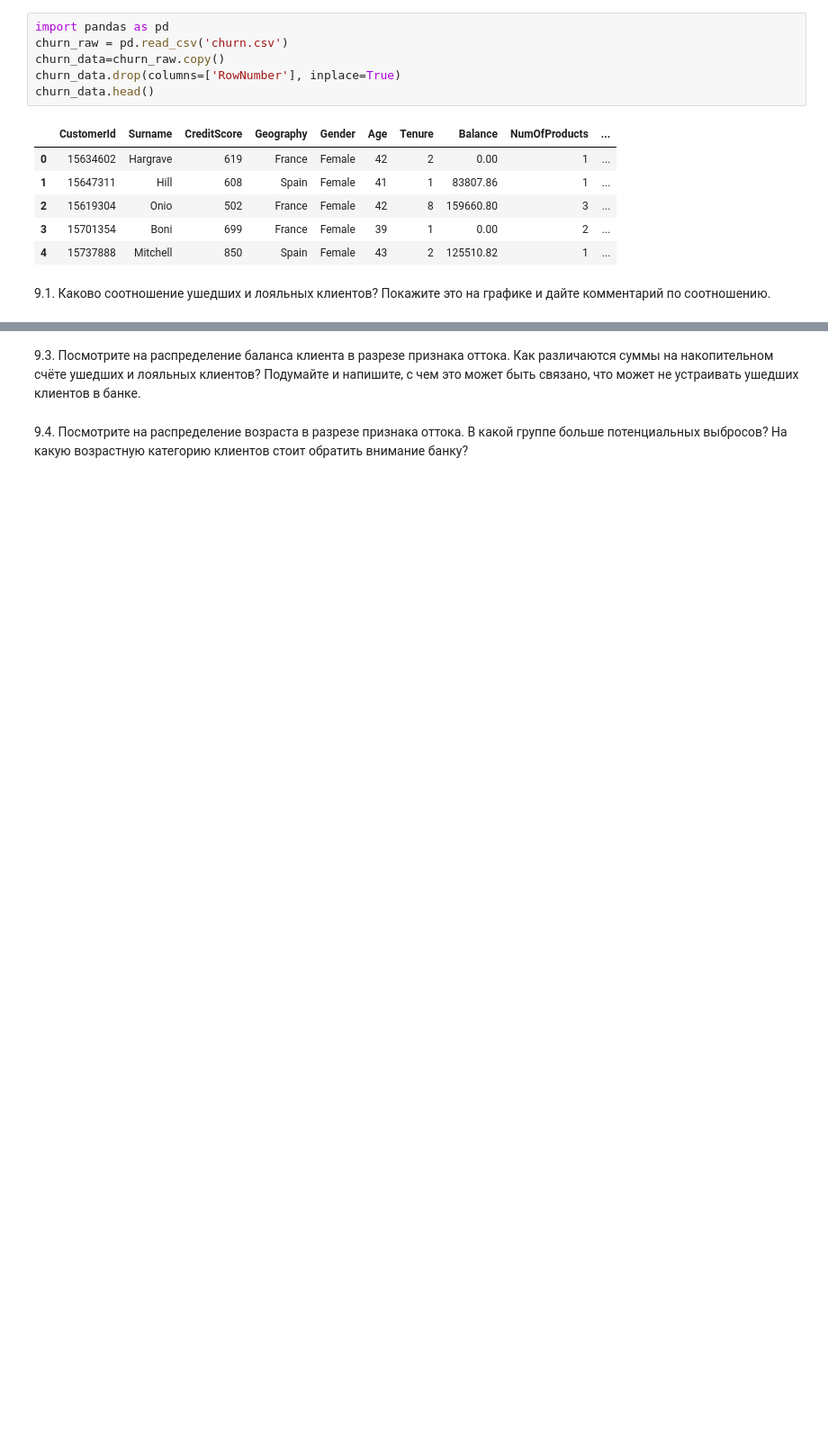
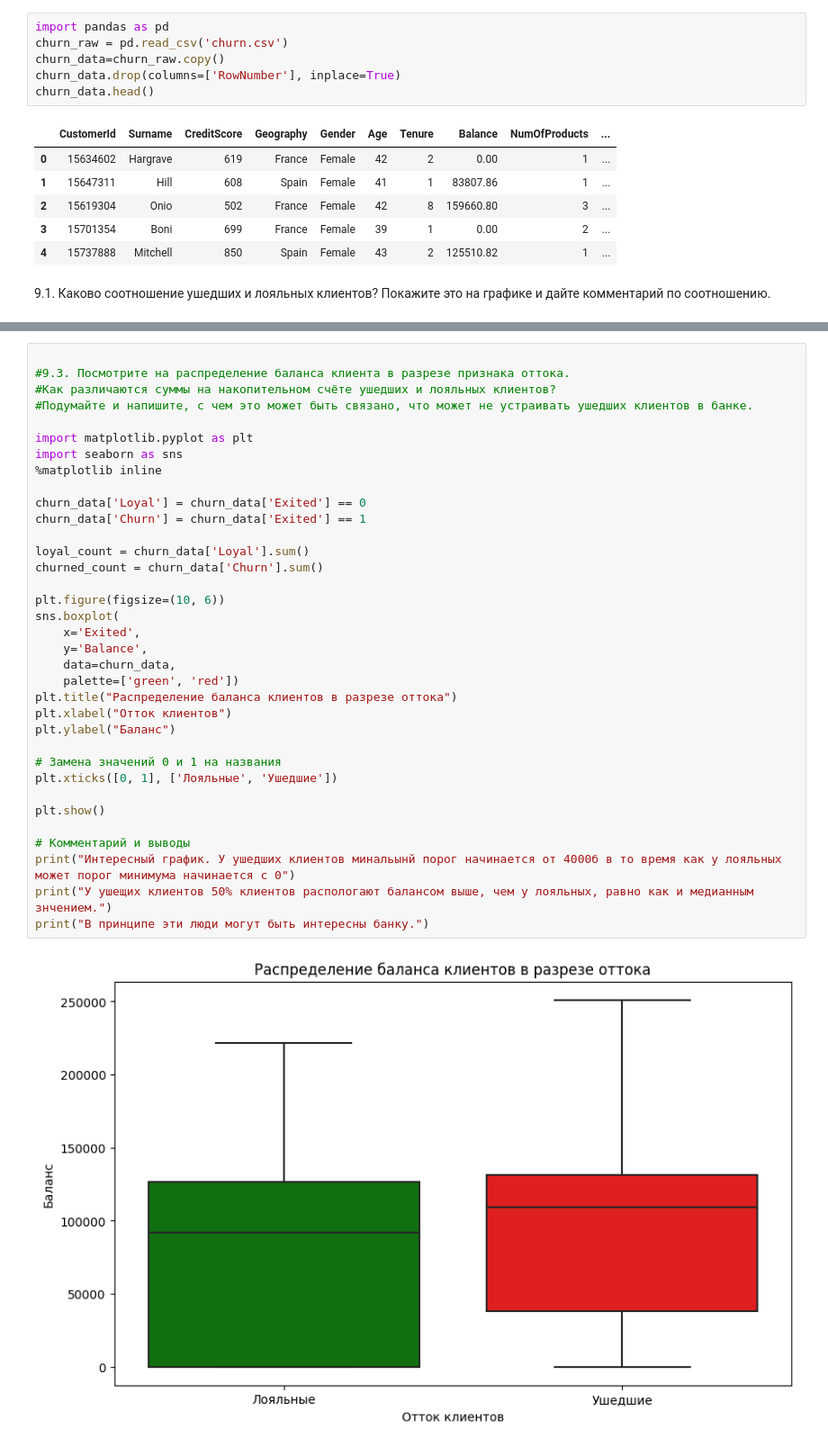
Before and after one commit to crazymarmot/Skillfactory, a Jupyter notebook: PY_13_charts/work_note.ipynb, the cells around one changed output, grey strips where cells are left out. Shown: that part at 90% size. Drawn from its saved outputs; the diff is of its cells as text; blank space fills up the shorter version.

```diff
--- a/PY_13_charts/work_note.ipynb
+++ b/PY_13_charts/work_note.ipynb
@@ -76,6 +93,37 @@ print("Это может говорить о ... (прокомментируйт
-# %% [markdown]
-9.3. Посмотрите на распределение баланса клиента в разрезе признака оттока.
-Как различаются суммы на накопительном счёте ушедших и лояльных клиентов?
-Подумайте и напишите, с чем это может быть связано, что может не устраивать ушедших клиентов в банке.
-# %% [markdown]
-9.4. Посмотрите на распределение возраста в разрезе признака оттока. В какой группе больше потенциальных выбросов? На какую возрастную категорию клиентов стоит обратить внимание банку?
+# %%
+
+#9.3. Посмотрите на распределение баланса клиента в разрезе признака оттока.
+#Как различаются суммы на накопительном счёте ушедших и лояльных клиентов?
+#Подумайте и напишите, с чем это может быть связано, что может не устраивать ушедших клиентов в банке.
+
+import matplotlib.pyplot as plt
+import seaborn as sns
+%matplotlib inline
+
+churn_data['Loyal'] = churn_data['Exited'] == 0
+churn_data['Churn'] = churn_data['Exited'] == 1
+
+loyal_count = churn_data['Loyal'].sum()
+churned_count = churn_data['Churn'].sum()
+
+plt.figure(figsize=(10, 6))
+sns.boxplot(
+    x='Exited',
+    y='Balance',
+    data=churn_data,
+    palette=['green', 'red'])
+plt.title("Распределение баланса клиентов в разрезе оттока")
+plt.xlabel("Отток клиентов")
+plt.ylabel("Баланс")
+
+# Замена значений 0 и 1 на названия
+plt.xticks([0, 1], ['Лояльные', 'Ушедшие'])
+
+plt.show()
+
+# Комментарий и выводы
+print("Интересный график. У ушедших клиентов минальынй порог начинается от 4000б в то время как у лояльных может порог минимума начинается с 0")
+print("У ушещих клиентов 50% клиентов распологают балансом выше, чем у лояльных, равно как и медианным знчением.")
+print("В принципе эти люди могут быть интересны банку.")
+# %% [output]
+[figure, added]
```
Also changed, not shown: parts of 19 cells of this notebook, 1 other file.
